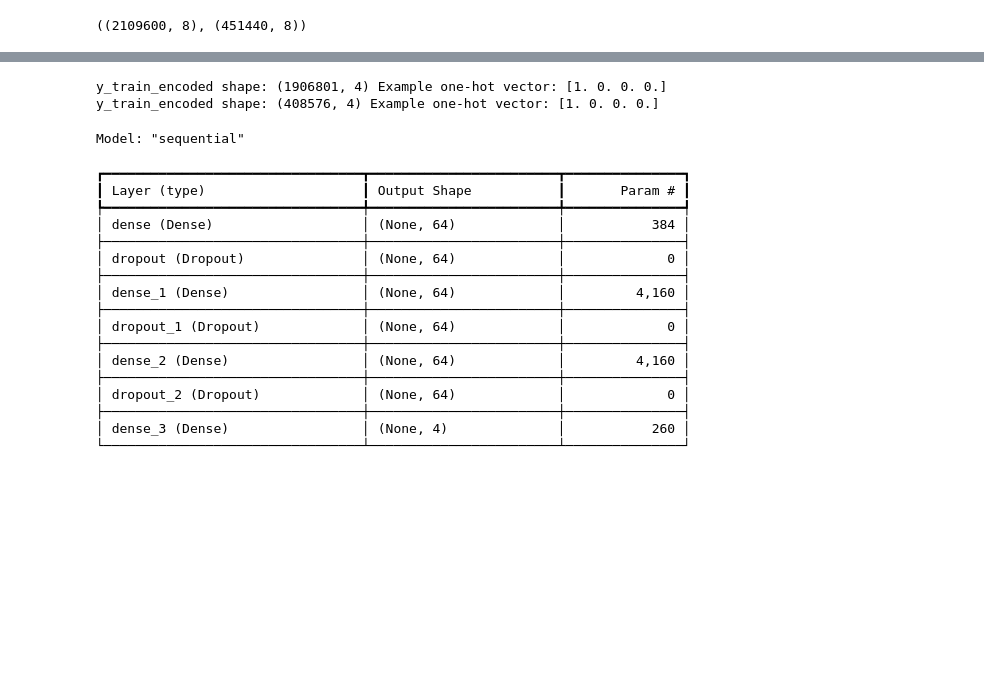
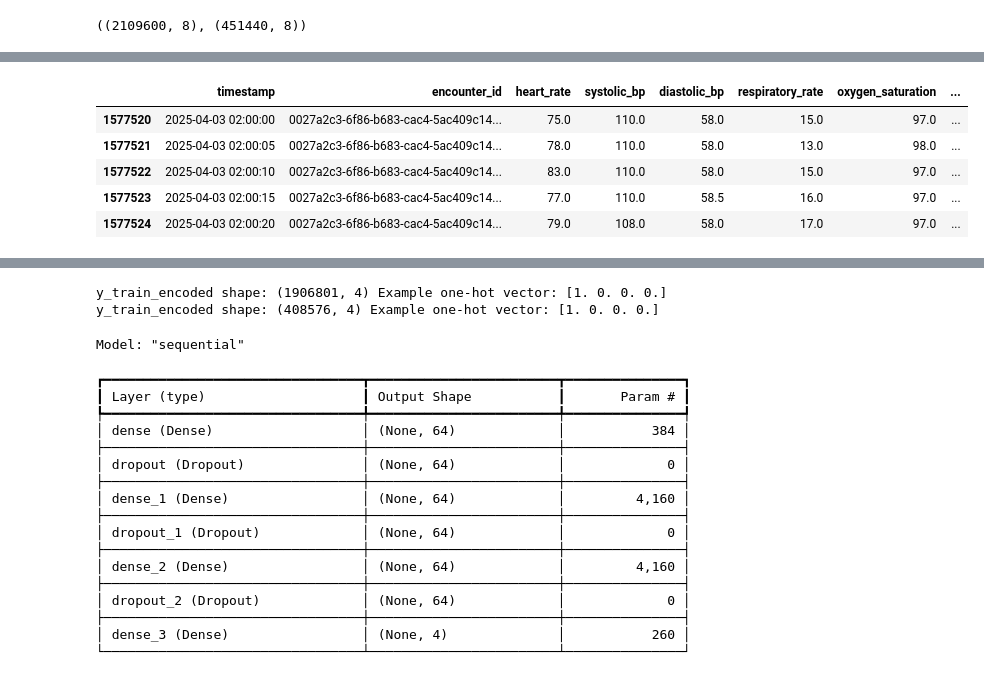
Before and after one commit to Sahillionaire/medhack, a Jupyter notebook: small_tracts/NeuralNetworkModel.ipynb, the cells around one changed output, grey strips where cells are left out. Saved outputs shown, nothing was run; the diff lists cells and outputs as text; code cells hidden in the pictures; blank space fills up the shorter version.

```diff
--- a/small_tracts/NeuralNetworkModel.ipynb
+++ b/small_tracts/NeuralNetworkModel.ipynb
@@ -41,0 +99,60 @@ train_df.shape, test_df.shape
+# %%
+# add time based data
+window_size = 12  # 1 minute
+
+train_df["hr_roll_mean_60s"] = (
+    train_df.groupby("encounter_id")["heart_rate"]
+      .rolling(window_size, min_periods=1)
+      .mean()
+      .reset_index(level=0, drop=True)
+)
+
+train_df["spo2_roll_mean_60s"] = (
+    train_df.groupby("encounter_id")["oxygen_saturation"]
+      .rolling(window_size, min_periods=1)
+      .mean()
+      .reset_index(level=0, drop=True)
+)
+
+train_df["hr_roll_std_60s"] = (
+    train_df.groupby("encounter_id")["heart_rate"]
+      .rolling(window_size, min_periods=1)
+      .std()
+      .reset_index(level=0, drop=True)
+)
+
+train_df["hr_delta"] = (
+    train_df.groupby("encounter_id")["heart_rate"]
+      .diff()
+)
+
+train_df["spo2_delta"] = (
+    train_df.groupby("encounter_id")["oxygen_saturation"]
+      .diff()
+)
+
+
+def rolling_slope(series, window=12):
+    slopes = [np.nan] * len(series)
+
+    for i in range(window - 1, len(series)):
+        y = series[i-window+1:i+1]
+        x = np.arange(len(y))
+        slope = np.polyfit(x, y, 1)[0]
+        slopes[i] = slope
+
+    return slopes
+
+train_df["hr_slope_60s"] = (
+    train_df.groupby("encounter_id")["heart_rate"]
+      .transform(lambda x: rolling_slope(x.values, window=12))
+)
+
+train_df.head()
+# %% [output]
+|  | timestamp | encounter_id | heart_rate | systolic_bp | diastolic_bp | respiratory_rate | oxygen_saturation | ... |
+| 1577520 | 2025-04-03 02:00:00 | 0027a2c3-6f86-b683-cac4-5ac409c14... | 75.0 | 110.0 | 58.0 | 15.0 | 97.0 | ... |
+| 1577521 | 2025-04-03 02:00:05 | 0027a2c3-6f86-b683-cac4-5ac409c14... | 78.0 | 110.0 | 58.0 | 13.0 | 98.0 | ... |
+| 1577522 | 2025-04-03 02:00:10 | 0027a2c3-6f86-b683-cac4-5ac409c14... | 83.0 | 110.0 | 58.0 | 15.0 | 97.0 | ... |
+| 1577523 | 2025-04-03 02:00:15 | 0027a2c3-6f86-b683-cac4-5ac409c14... | 77.0 | 110.0 | 58.5 | 16.0 | 97.0 | ... |
+| 1577524 | 2025-04-03 02:00:20 | 0027a2c3-6f86-b683-cac4-5ac409c14... | 79.0 | 108.0 | 58.0 | 17.0 | 97.0 | ... |
```
Also changed, not shown: parts of 4 cells of this notebook.
